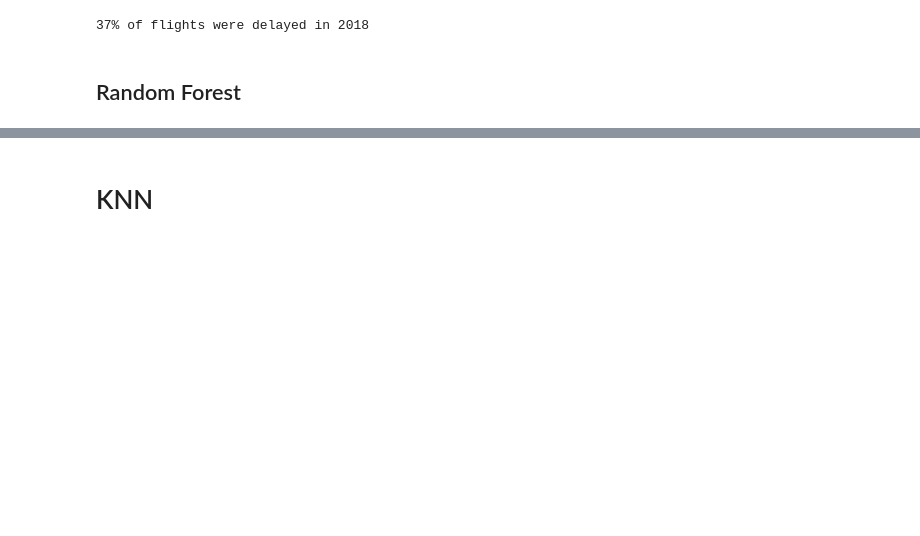
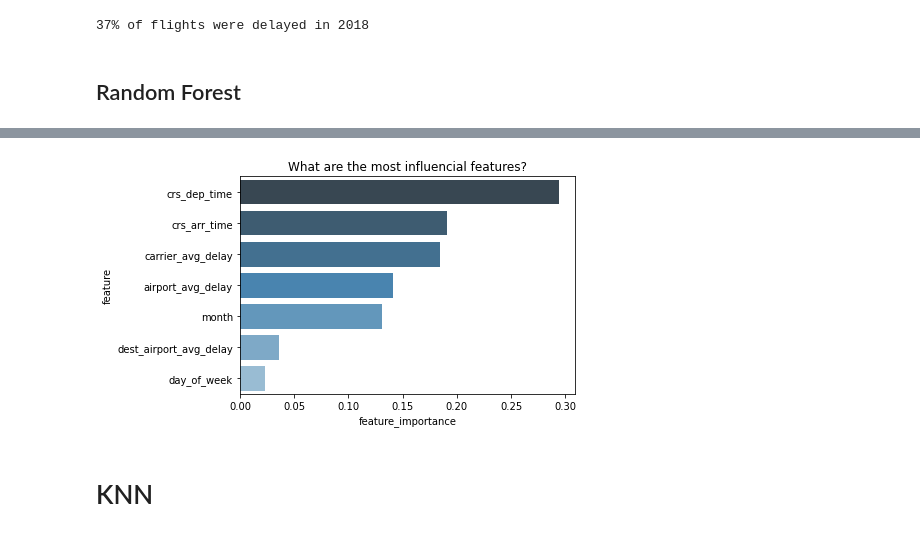
Before and after one commit to guedanie/flight_delay_predictor, a Jupyter notebook: final_notebook.ipynb, the cells around one changed output, grey strips where cells are left out. Cells and saved outputs as stored; diff of their text form; code cells hidden in the pictures; blank space fills up the shorter version.

Commit message:
finished first phase modeling, ready to move onto phase two

```diff
--- a/final_notebook.ipynb
+++ b/final_notebook.ipynb
@@ -365,5 +379,5 @@ With this - I have enough information to move onto a first phase of modeling.
 # %% [markdown]
 ## Preprocessing
 # %%
-features_for_modeling = ["dest_airport_avg_delay", "carrier_avg_delay", "airport_avg_delay", "dep_time_mean_delay", "crs_arr_time", "month", "day_of_week"]
+features_for_modeling = ["dest_airport_avg_delay", "carrier_avg_delay", "airport_avg_delay", "crs_dep_time", "crs_arr_time", "month", "day_of_week"]
 target_variable = "is_delay"
@@ -443,4 +394,4 @@ print(f"{(y_train).mean():.0%} of flights were delayed in 2018")
 # %% [markdown]
 ## Random Forest
 # %%
-model.run_rf_loop(train_scaled, validate_scaled, y_validate, y_train, 8)
+# model.run_rf_loop(train_scaled, validate_scaled, y_validate, y_train, 8)
@@ -458,5 +417,7 @@ report
 # %%
-model.rf_feature_importance(rf, X_train)
+model.rf_feature_importance(rf, train_scaled)
+# %% [output]
+[figure, added]
 # %% [markdown]
 # KNN
 # %%
```
Also changed, not shown: parts of 32 cells of this notebook.
